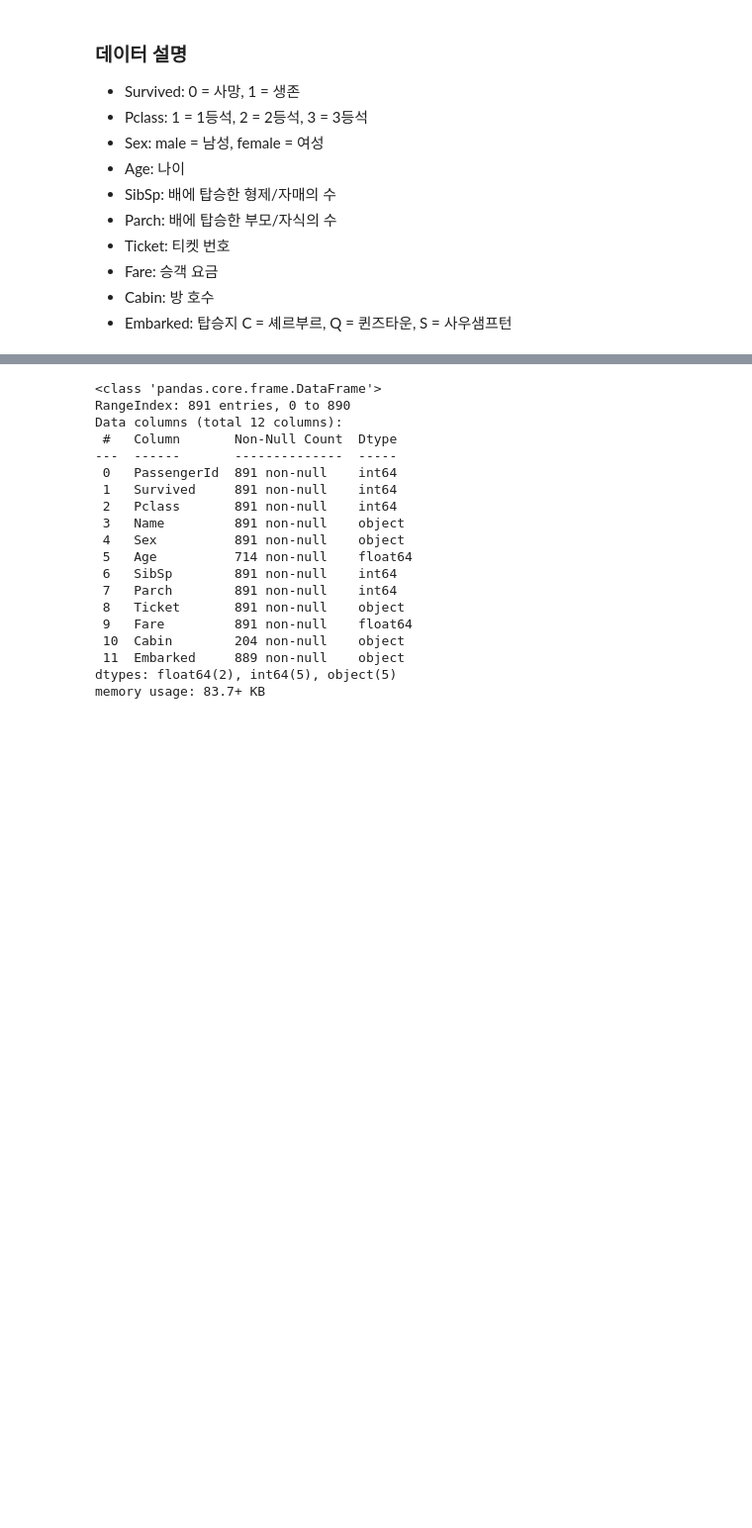
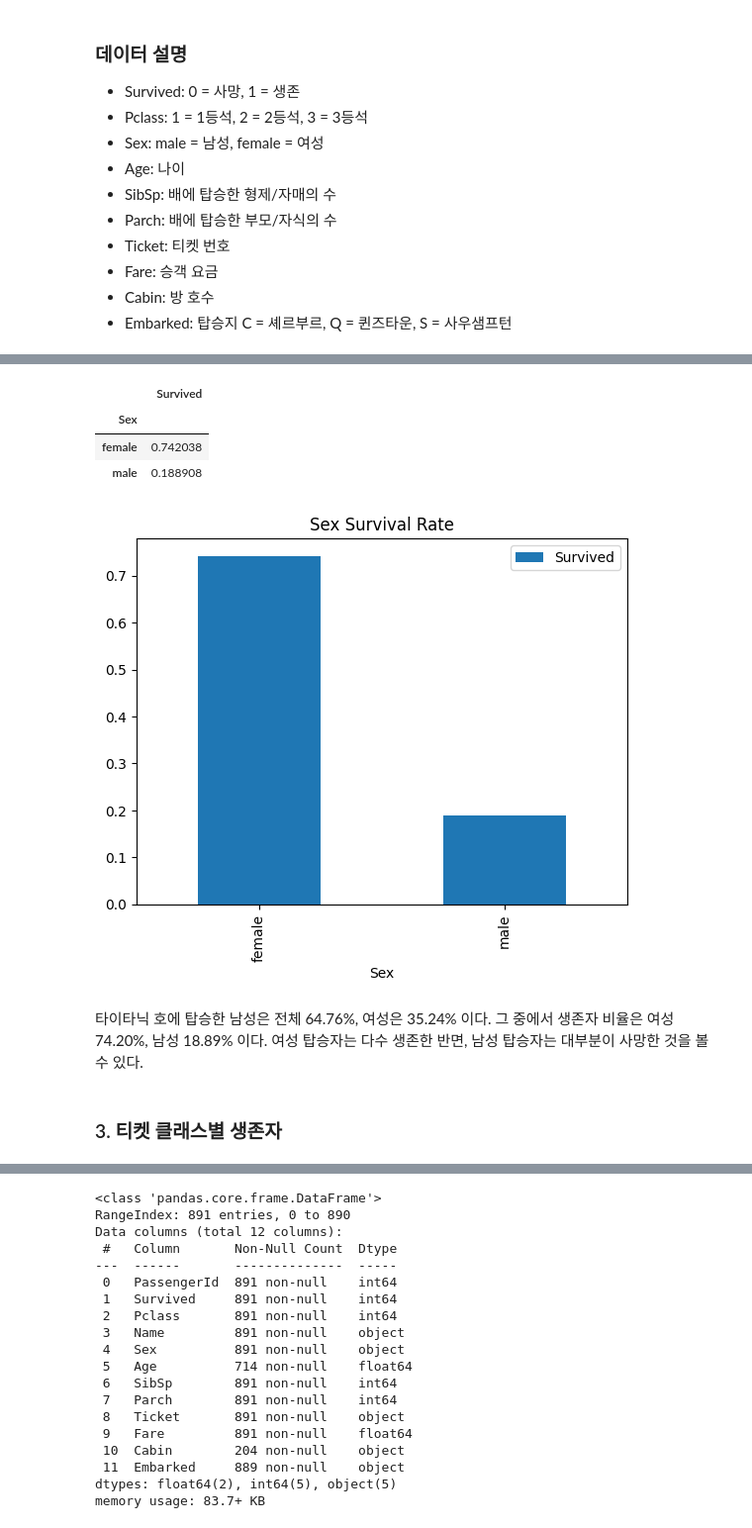
Before and after one commit to kkh01230123/Project, a Jupyter notebook: Titanic_Dataset.ipynb, the cells around one changed output, grey strips where cells are left out. Shown at 99% size. Cells and saved outputs as stored; diff of their text form; code cells hidden in the pictures; blank space fills up the shorter version.

```diff
--- a/Titanic_Dataset.ipynb
+++ b/Titanic_Dataset.ipynb
@@ -36,0 +85,14 @@ train.head()
+# %%
+ss = df[['Sex', 'Survived']].groupby('Sex').mean().plot.bar()
+ss.set_title("Sex Survival Rate")
+df[['Sex', 'Survived']].groupby('Sex').mean()
+# %% [output]
+|  | Survived |
+| Sex |  |
+| female | 0.742038 |
+| male | 0.188908 |
+[figure, added]
+# %% [markdown]
+타이타닉 호에 탑승한 남성은 전체 64.76%, 여성은 35.24% 이다. 그 중에서 생존자 비율은 여성 74.20%, 남성 18.89% 이다. 여성 탑승자는 다수 생존한 반면, 남성 탑승자는 대부분이 사망한 것을 볼 수 있다.
+# %% [markdown]
+### 3. 티켓 클래스별 생존자
```
Also changed, not shown: parts of 108 cells of this notebook, 2 other files.
